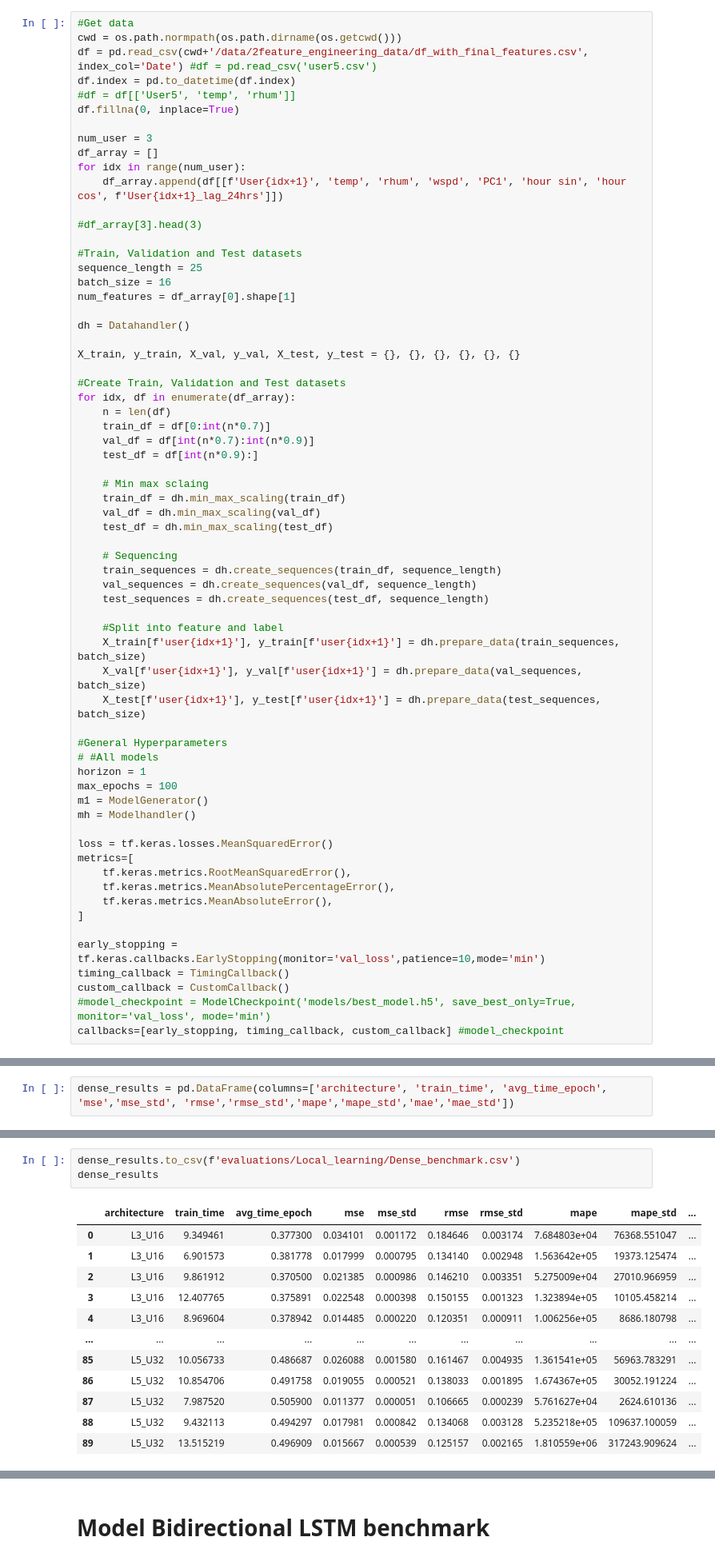
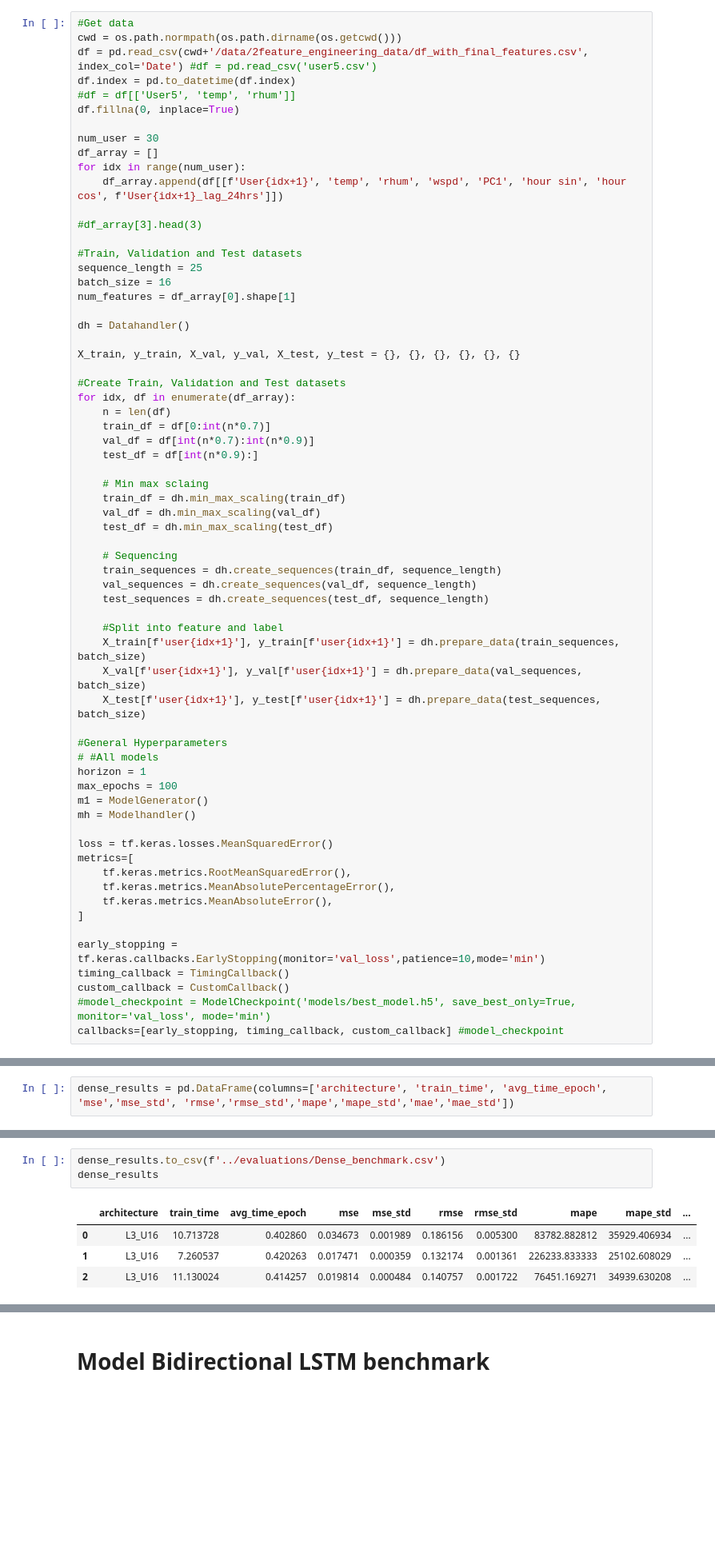
Before and after one commit to JonasSievers/Attacks-and-Security-of-Federated-Learning, a Jupyter notebook: src/01Local_Learning_benchmark.ipynb, the cells around one changed output, grey strips where cells are left out. Shown at 80% size. Cells and saved outputs as stored; diff of their text form; blank space fills up the shorter version.

```diff
--- a/src/01Local_Learning_benchmark.ipynb
+++ b/src/01Local_Learning_benchmark.ipynb
@@ -20,7 +20,7 @@ df.index = pd.to_datetime(df.index)
 #df = df[['User5', 'temp', 'rhum']]
 df.fillna(0, inplace=True)
 
-num_user = 3
+num_user = 30
 df_array = []
 for idx in range(num_user):
     df_array.append(df[[f'User{idx+1}', 'temp', 'rhum', 'wspd', 'PC1', 'hour sin', 'hour cos', f'User{idx+1}_lag_24hrs']])
@@ -157,16 +151,8 @@ KeyboardInterrupt:
 # %%
-dense_results.to_csv(f'evaluations/Local_learning/Dense_benchmark.csv')
+dense_results.to_csv(f'../evaluations/Dense_benchmark.csv')
 dense_results
 # %% [output]
 |  | architecture | train_time | avg_time_epoch | mse | mse_std | rmse | rmse_std | mape | mape_std | ... |
-| 0 | L3_U16 | 9.349461 | 0.377300 | 0.034101 | 0.001172 | 0.184646 | 0.003174 | 7.684803e+04 | 76368.551047 | ... |
-| 1 | L3_U16 | 6.901573 | 0.381778 | 0.017999 | 0.000795 | 0.134140 | 0.002948 | 1.563642e+05 | 19373.125474 | ... |
-| 2 | L3_U16 | 9.861912 | 0.370500 | 0.021385 | 0.000986 | 0.146210 | 0.003351 | 5.275009e+04 | 27010.966959 | ... |
-| 3 | L3_U16 | 12.407765 | 0.375891 | 0.022548 | 0.000398 | 0.150155 | 0.001323 | 1.323894e+05 | 10105.458214 | ... |
-| 4 | L3_U16 | 8.969604 | 0.378942 | 0.014485 | 0.000220 | 0.120351 | 0.000911 | 1.006256e+05 | 8686.180798 | ... |
-| ... | ... | ... | ... | ... | ... | ... | ... | ... | ... | ... |
-| 85 | L5_U32 | 10.056733 | 0.486687 | 0.026088 | 0.001580 | 0.161467 | 0.004935 | 1.361541e+05 | 56963.783291 | ... |
-| 86 | L5_U32 | 10.854706 | 0.491758 | 0.019055 | 0.000521 | 0.138033 | 0.001895 | 1.674367e+05 | 30052.191224 | ... |
-| 87 | L5_U32 | 7.987520 | 0.505900 | 0.011377 | 0.000051 | 0.106665 | 0.000239 | 5.761627e+04 | 2624.610136 | ... |
-| 88 | L5_U32 | 9.432113 | 0.494297 | 0.017981 | 0.000842 | 0.134068 | 0.003128 | 5.235218e+05 | 109637.100059 | ... |
-| 89 | L5_U32 | 13.515219 | 0.496909 | 0.015667 | 0.000539 | 0.125157 | 0.002165 | 1.810559e+06 | 317243.909624 | ... |
+| 0 | L3_U16 | 10.713728 | 0.402860 | 0.034673 | 0.001989 | 0.186156 | 0.005300 | 83782.882812 | 35929.406934 | ... |
+| 1 | L3_U16 | 7.260537 | 0.420263 | 0.017471 | 0.000359 | 0.132174 | 0.001361 | 226233.833333 | 25102.608029 | ... |
+| 2 | L3_U16 | 11.130024 | 0.414257 | 0.019814 | 0.000484 | 0.140757 | 0.001722 | 76451.169271 | 34939.630208 | ... |
```
Also changed, not shown: parts of 3 cells of this notebook, 1 other file.
